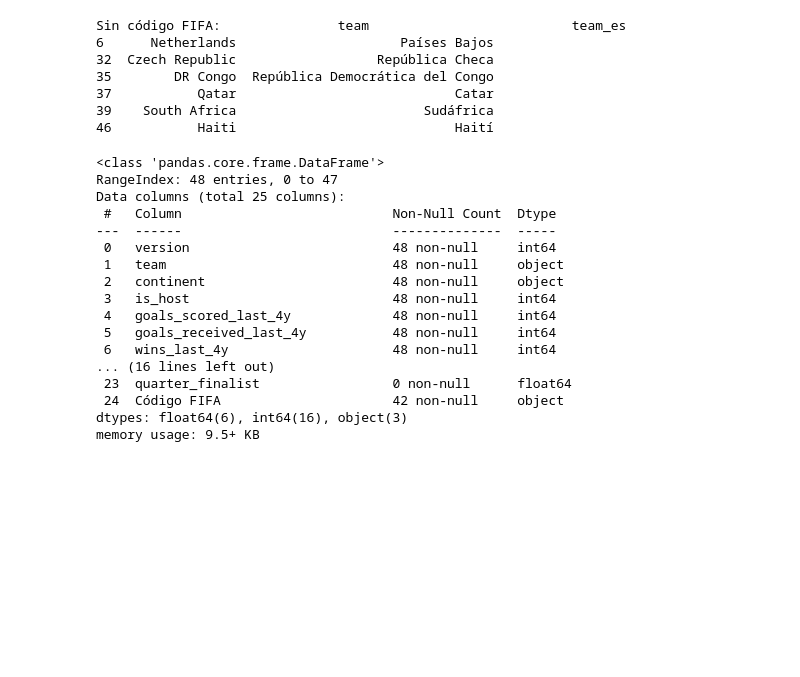
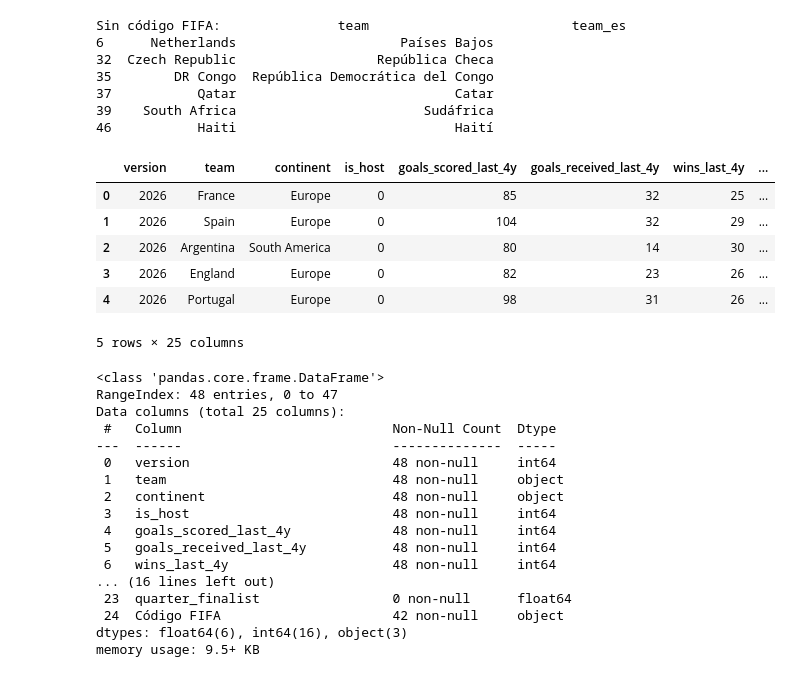
Before and after one commit to gleo1973/tp-laboratorio-mcag-1c2026, a Jupyter notebook: Laboratorio_TP_2026.ipynb, the cells around one changed output. Saved outputs shown, nothing was run; the diff lists cells and outputs as text; code cells hidden in the pictures; blank space fills up the shorter version.

```diff
--- a/Laboratorio_TP_2026.ipynb
+++ b/Laboratorio_TP_2026.ipynb
@@ -127,6 +127,16 @@ Sin código FIFA:               team                          team_es
 # %%
 # Eliminar columnas puente que ya no sirve, y las que no necesito
 df_paises = df_paises.drop(columns=['#', 'team_es', 'País'])
+# %%
+df_paises.head()
+# %% [output]
+|  | version | team | continent | is_host | goals_scored_last_4y | goals_received_last_4y | wins_last_4y | ... |
+| 0 | 2026 | France | Europe | 0 | 85 | 32 | 25 | ... |
+| 1 | 2026 | Spain | Europe | 0 | 104 | 32 | 29 | ... |
+| 2 | 2026 | Argentina | South America | 0 | 80 | 14 | 30 | ... |
+| 3 | 2026 | England | Europe | 0 | 82 | 23 | 26 | ... |
+| 4 | 2026 | Portugal | Europe | 0 | 98 | 31 | 26 | ... |
+5 rows × 25 columns
 # %%
 df_paises.info()
 # %% [output]
```
